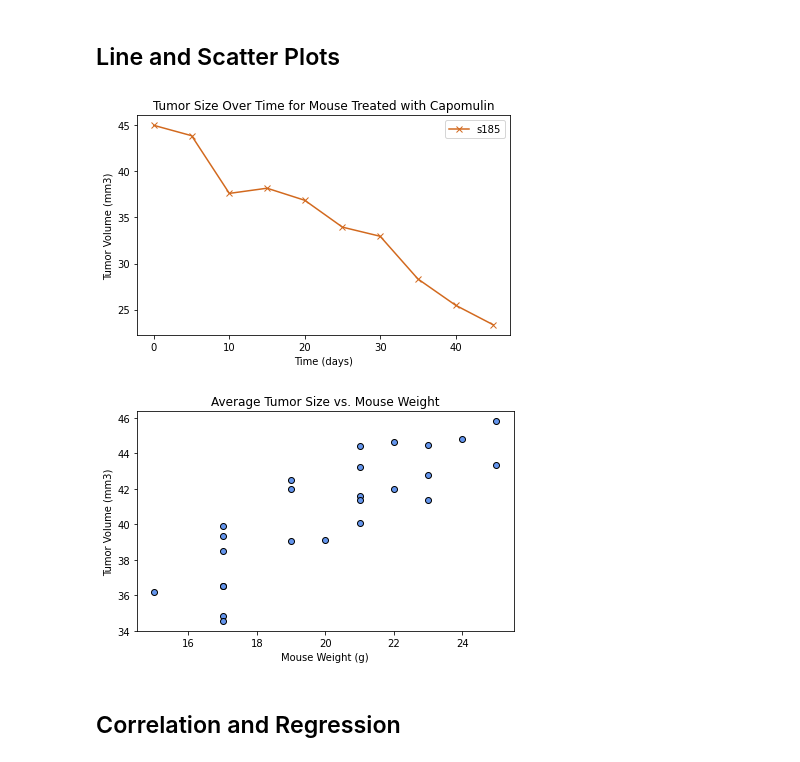
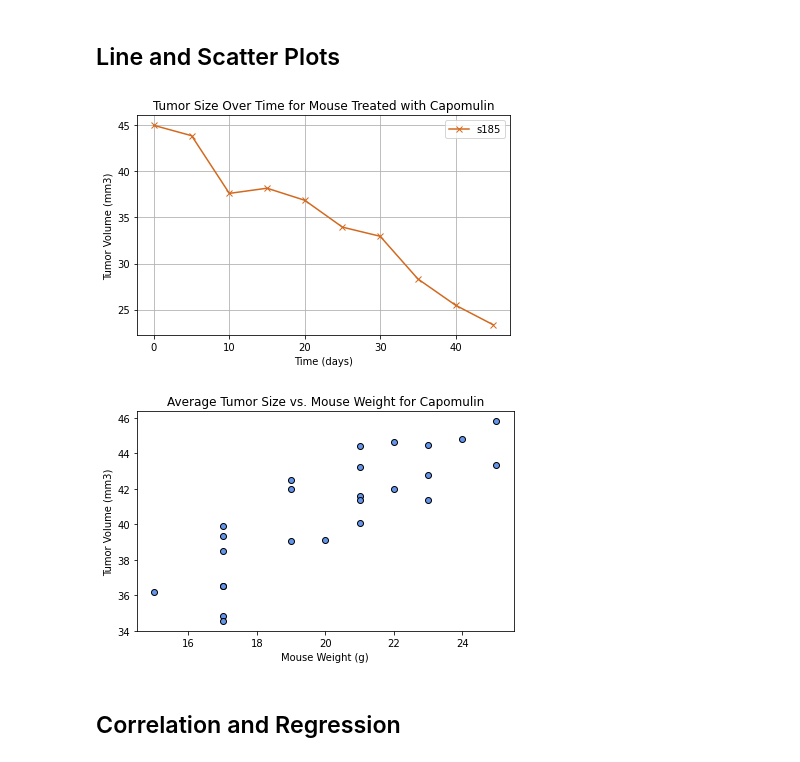
Before and after one commit to esalgado28/drug-data-analysis, a Jupyter notebook: Pymaceuticals/pymaceuticals.ipynb, the cells around one changed output. Cells and saved outputs as stored; diff of their text form; code cells hidden in the pictures.

```diff
--- a/Pymaceuticals/pymaceuticals.ipynb
+++ b/Pymaceuticals/pymaceuticals.ipynb
@@ -282,38 +282,39 @@ plt.show()
 # %%
 # Generate a line plot of tumor volume vs. time point for a mouse treated with Capomulin
 
 # Filter for only those treated with Capomulin
 df = clean_data[clean_data["Drug Regimen"] == "Capomulin"]
 
 # Extract data using just the first mouse as a representative
 mouse = df["Mouse ID"].iloc[0]
 mouse_df = df[df["Mouse ID"] == mouse]
 
 # Create line plot
 plt.plot(mouse_df["Timepoint"], mouse_df["Tumor Volume (mm3)"], color='chocolate', marker='x')
 plt.legend(loc='best', labels=[mouse])
 
 plt.title("Tumor Size Over Time for Mouse Treated with Capomulin")
 plt.xlabel("Time (days)")
 plt.ylabel("Tumor Volume (mm3)")
 
+plt.grid()
 plt.tight_layout()
 plt.show()
 # %% [output]
-[figure, old version]
+[figure, new version]
 # %%
 # Generate a scatter plot of average tumor volume vs. mouse weight for the Capomulin regimen
 data = df.groupby("Mouse ID").mean()[["Weight (g)", "Tumor Volume (mm3)"]]
 
 plt.scatter(data["Weight (g)"], data["Tumor Volume (mm3)"], facecolor='cornflowerblue', edgecolor='k', marker='o')
 
-plt.title("Average Tumor Size vs. Mouse Weight")
+plt.title("Average Tumor Size vs. Mouse Weight for Capomulin")
 plt.xlabel("Mouse Weight (g)")
 plt.ylabel("Tumor Volume (mm3)")
 
 plt.tight_layout()
 plt.show()
 # %% [output]
-[figure, old version]
+[figure, new version]
 # %% [markdown]
 ## Correlation and Regression
```
Also changed, not shown: parts of 5 cells of this notebook.
